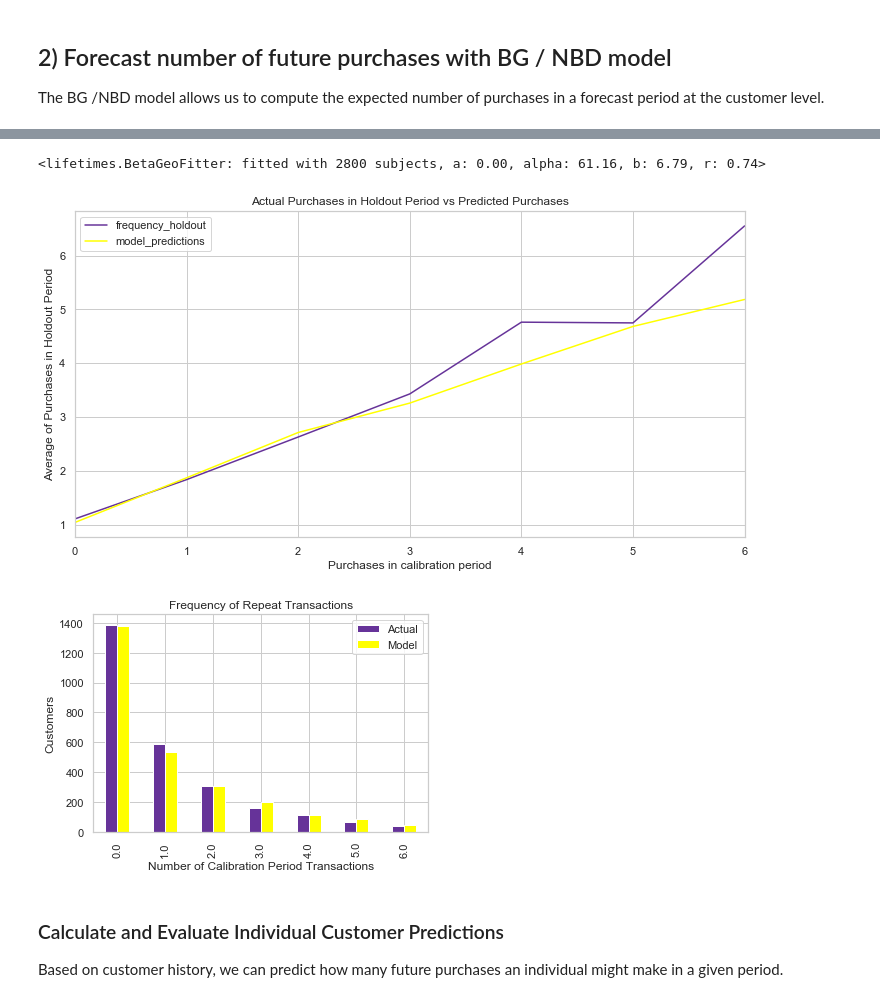
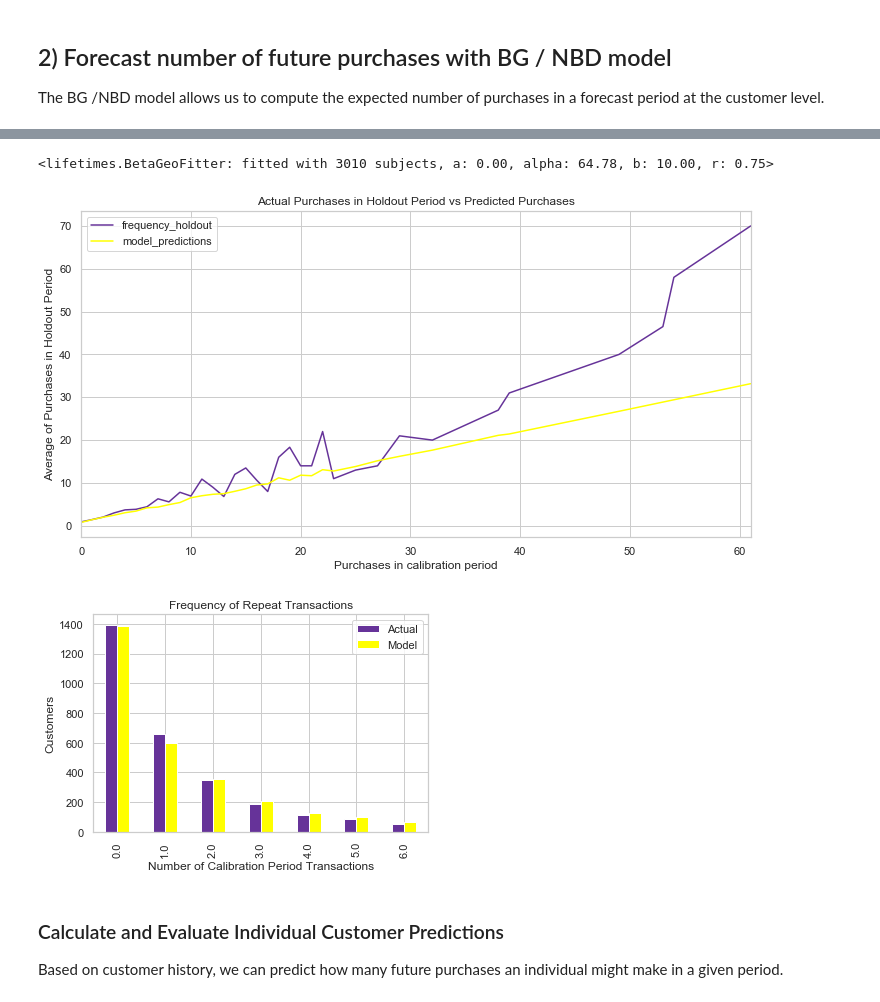
Before and after one commit to rbuerki/projects-ml, a Jupyter notebook: customer_lifetime_value_modelling/2-CLV_calculation.ipynb, the cells around one changed output, grey strips where cells are left out. Cells and saved outputs as stored; diff of their text form; code cells hidden in the pictures.

```diff
--- a/customer_lifetime_value_modelling/2-CLV_calculation.ipynb
+++ b/customer_lifetime_value_modelling/2-CLV_calculation.ipynb
@@ -78,7 +80,8 @@ clv_data.drop(['Quantity', 'UnitPrice', 'Country'], inplace=True, axis=1)
 clv_data['InvoiceDate'] = clv_data['InvoiceDate'].dt.date
 
 # Use transformation function from liftimes package
-clv = summary_data_from_transaction_data(clv_data,
-                                         customer_id_col='CustomerID',
-                                         datetime_col='InvoiceDate',
-                                         monetary_value_col='Sales')
+clv_cal_holdout = calibration_and_holdout_data(clv_data, 'CustomerID', 'InvoiceDate',
+                                                   monetary_value_col='Sales',
+                                                   calibration_period_end='2011-07-09',  # 7 months
+                                                   observation_period_end='2011-12-09',  # 5 months
+                                                   )
@@ -103,0 +111,7 @@ clv.head()
+# %%
+# 'Repair' duration_holdout: set to float - should not happen according to docs ...
+import re
+clv_cal_holdout['duration_holdout'] = \
+    clv_cal_holdout['duration_holdout'].astype(str)
+clv_cal_holdout['duration_holdout'] = \
+    clv_cal_holdout['duration_holdout'].apply(lambda x: int(re.findall('\d+', x)[0]))
@@ -156,23 +144,25 @@ display(summary_cal_holdout.head())
 # %%
-# fit on the _cal columns, and test on the _holdout columns"""
-
+# Fit on the _cal columns, and test on the _holdout columns"""
 bgf = BetaGeoFitter(penalizer_coef=0.0)
-bgf.fit(summary_cal_holdout['frequency_cal'],
-        summary_cal_holdout['recency_cal'],
-        summary_cal_holdout['T_cal'])
+bgf.fit(clv_cal_holdout['frequency_cal'],
+        clv_cal_holdout['recency_cal'],
+        clv_cal_holdout['T_cal'])
 # %% [output]
-<lifetimes.BetaGeoFitter: fitted with 2800 subjects, a: 0.00, alpha: 61.16, b: 6.79, r: 0.74>
+<lifetimes.BetaGeoFitter: fitted with 3010 subjects, a: 0.00, alpha: 64.78, b: 10.00, r: 0.75>
 # %%
-# plot results
-plot_calibration_purchases_vs_holdout_purchases(bgf, summary_cal_holdout, figsize=(12,6),
+# Plot results
+plot_calibration_purchases_vs_holdout_purchases(bgf,
+                                                clv_cal_holdout,
+                                                figsize=(12,6),
+                                                n=int(clv_cal_holdout['frequency_cal'].max() + 1),
                                                 color=['rebeccapurple', 'yellow']);
 # %% [output]
-[figure, old version]
+[figure, new version]
 # %%
 # Assess model fit (with simulated data, cal_period only)
 plot_period_transactions(bgf, color=['rebeccapurple', 'yellow']);
 # %% [output]
-[figure, old version]
+[figure, new version]
 # %% [markdown]
 ### Calculate and Evaluate Individual Customer Predictions
 Based on customer history, we can predict how many future purchases an individual might make in a given period.
```
Also changed, not shown: parts of 53 cells of this notebook.
